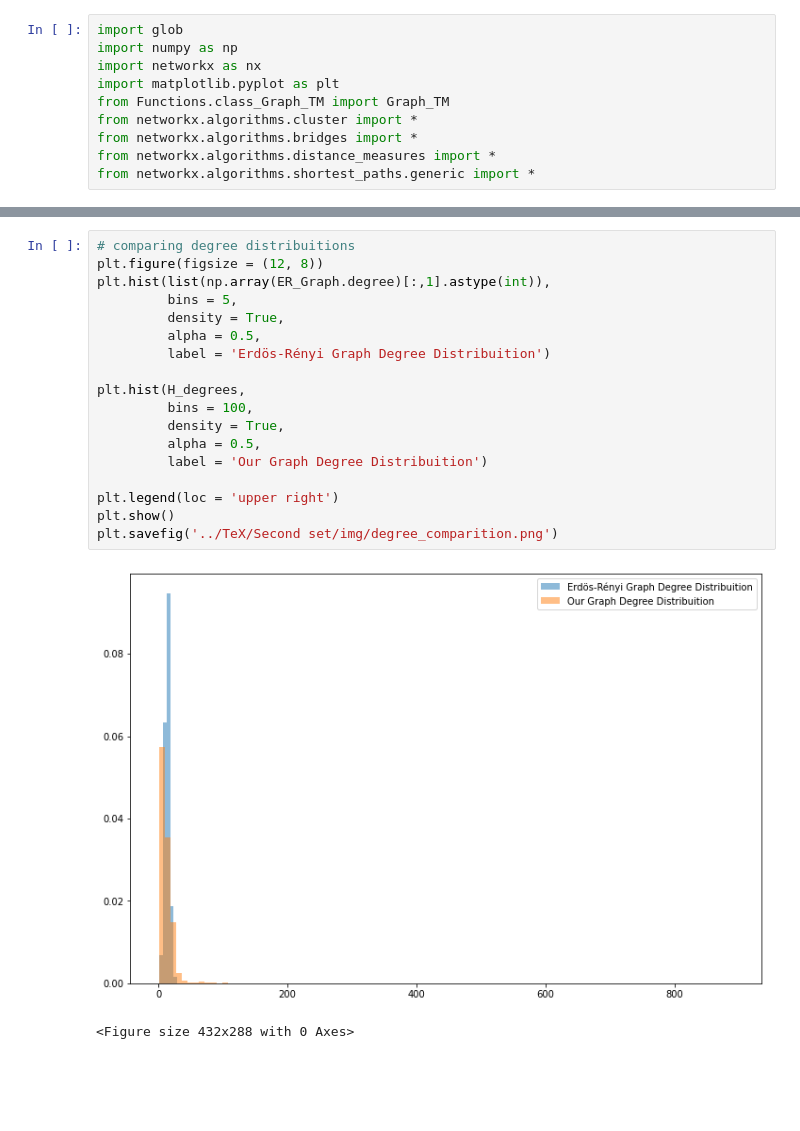
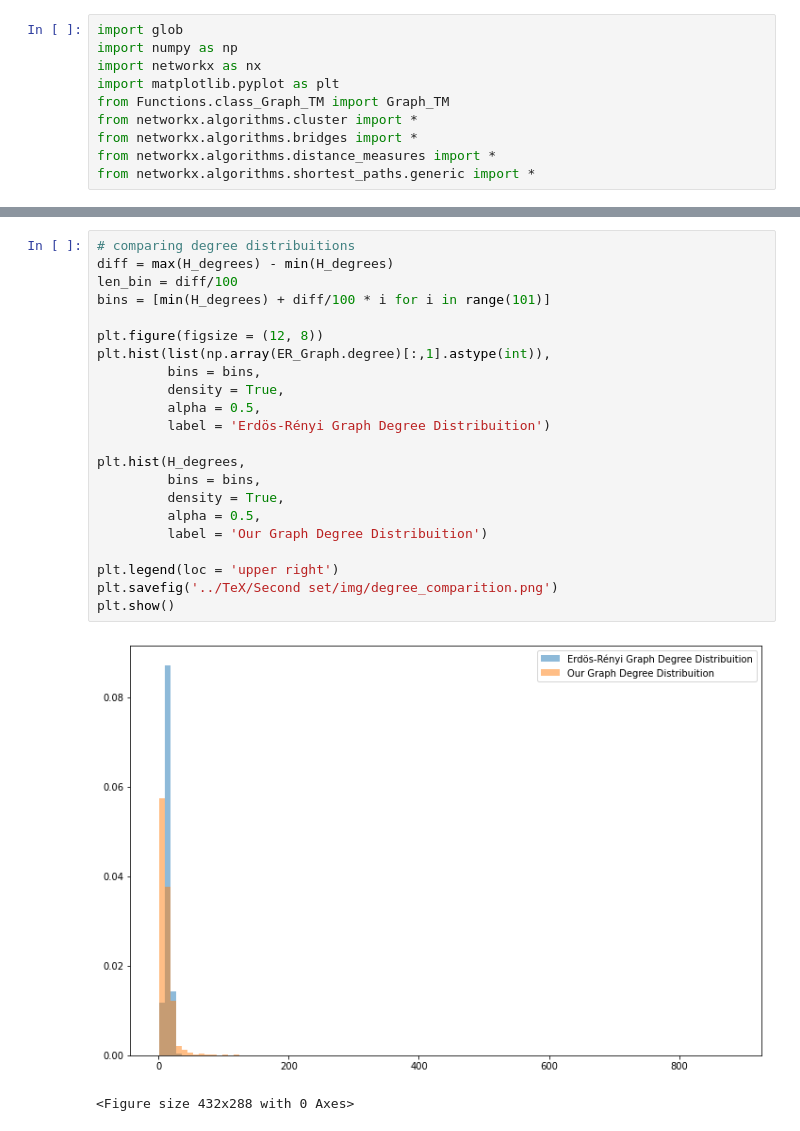
Before and after one commit to jvprimakipr/TDM_TMJ_Network, a Jupyter notebook: Code/#Graphs.ipynb, the cells around one changed output, grey strips where cells are left out. Cells and saved outputs as stored; diff of their text form; blank space fills up the shorter version.

```diff
--- a/Code/#Graphs.ipynb
+++ b/Code/#Graphs.ipynb
@@ -241,23 +241,27 @@ nx.draw(ER_Graph,
 # %%
 # comparing degree distribuitions
+diff = max(H_degrees) - min(H_degrees)
+len_bin = diff/100
+bins = [min(H_degrees) + diff/100 * i for i in range(101)]
+
 plt.figure(figsize = (12, 8))
 plt.hist(list(np.array(ER_Graph.degree)[:,1].astype(int)),
-         bins = 5,
+         bins = bins,
          density = True,
          alpha = 0.5,
          label = 'Erdös-Rényi Graph Degree Distribuition')
 
 plt.hist(H_degrees,
-         bins = 100,
+         bins = bins,
          density = True,
          alpha = 0.5,
          label = 'Our Graph Degree Distribuition')
 
 plt.legend(loc = 'upper right')
+plt.savefig('../TeX/Second set/img/degree_comparition.png')
 plt.show()
-plt.savefig('../TeX/Second set/img/degree_comparition.png')
 # %% [output]
-[figure, old version]
+[figure, new version]
 <Figure size 432x288 with 0 Axes>
 # %%
 D = np.array(H.degree(weight = 'weight'))
```
Also changed, not shown: parts of 18 cells of this notebook, 1 other file.
